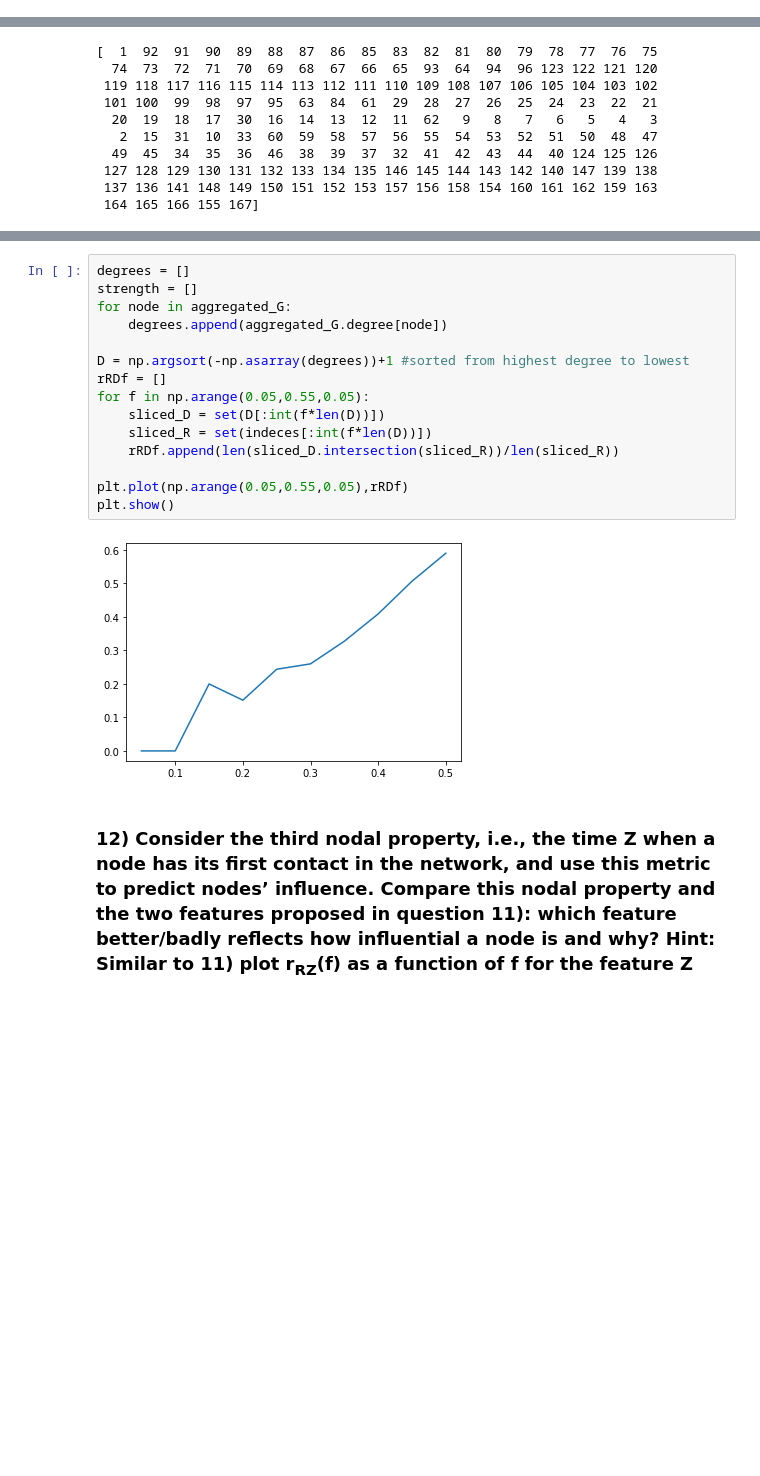
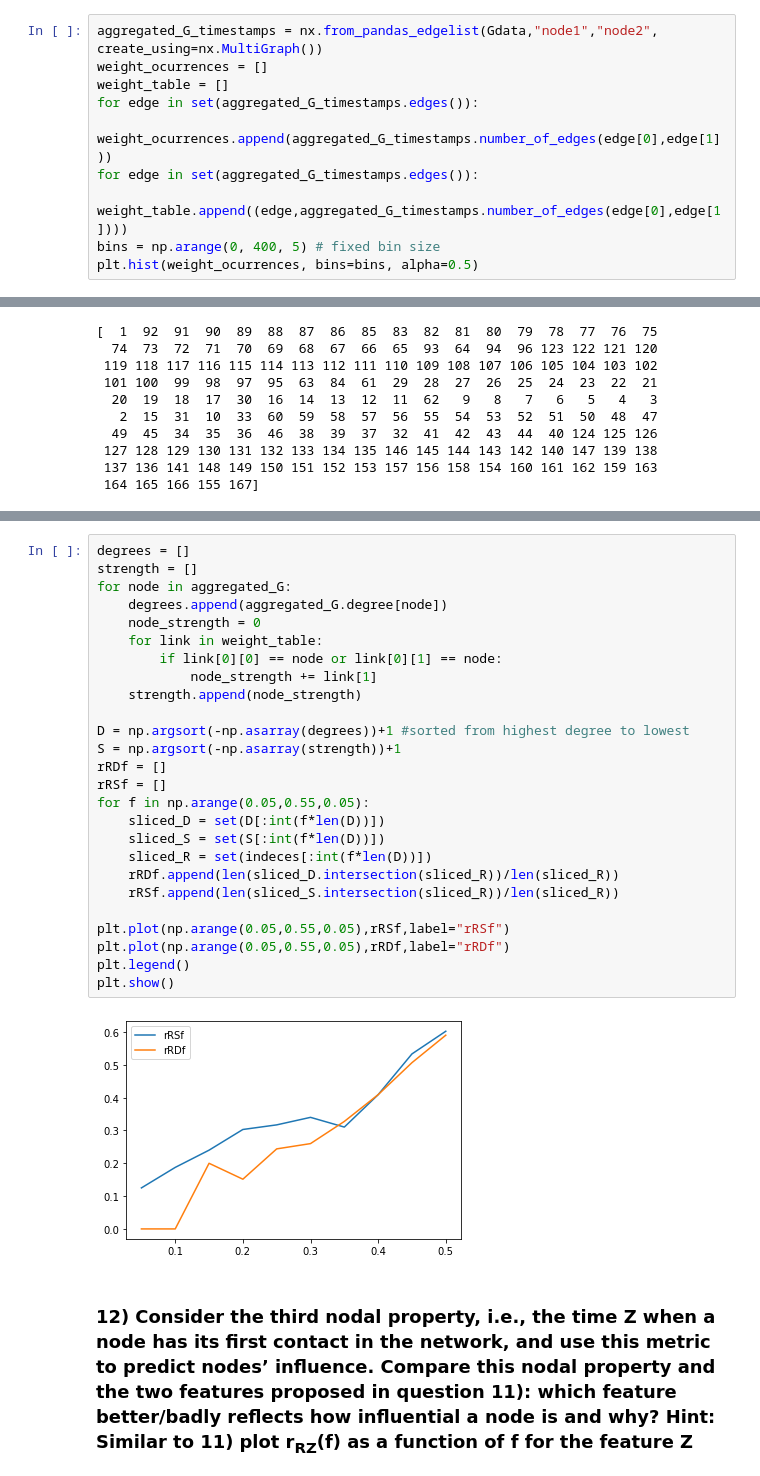
Before and after one commit to albertsolaroca/MDAC, a Jupyter notebook: MDAC assignment.ipynb, the cells around one changed output, grey strips where cells are left out. Saved outputs shown, nothing was run; the diff lists cells and outputs as text; blank space fills up the shorter version.

```diff
--- a/MDAC assignment.ipynb
+++ b/MDAC assignment.ipynb
@@ -115,3 +115,13 @@ Largest eigenvalue: 1.7133206272406944
 ### The probability density function f<sub>W</sub>(x) of the weight W of a link is defined as f<sub>W</sub>(x) = lim<sub>∆x→0</sub> Pr[x<W≤x+∆x]/∆x , the probability that the variable (or the percentage of links whose weight) is within each range or bin (x,x+ ∆x] normalized by the size of the bin ∆x. Does W follow a power-law distribution? Why?
 
 Hint: All metrics computed for the network G are recommended to put into a table.
+# %%
+aggregated_G_timestamps = nx.from_pandas_edgelist(Gdata,"node1","node2", create_using=nx.MultiGraph())
+weight_ocurrences = []
+weight_table = []
+for edge in set(aggregated_G_timestamps.edges()):
+    weight_ocurrences.append(aggregated_G_timestamps.number_of_edges(edge[0],edge[1]))
+for edge in set(aggregated_G_timestamps.edges()):
+    weight_table.append((edge,aggregated_G_timestamps.number_of_edges(edge[0],edge[1])))
+bins = np.arange(0, 400, 5) # fixed bin size
+plt.hist(weight_ocurrences, bins=bins, alpha=0.5)
@@ -196,20 +225,31 @@ print(indeces+1)
 # %%
 degrees = []
 strength = []
 for node in aggregated_G:
     degrees.append(aggregated_G.degree[node])
+    node_strength = 0
+    for link in weight_table:
+        if link[0][0] == node or link[0][1] == node:
+            node_strength += link[1]
+    strength.append(node_strength)
 
 D = np.argsort(-np.asarray(degrees))+1 #sorted from highest degree to lowest
+S = np.argsort(-np.asarray(strength))+1
 rRDf = []
+rRSf = []
 for f in np.arange(0.05,0.55,0.05):
     sliced_D = set(D[:int(f*len(D))])
+    sliced_S = set(S[:int(f*len(D))])
     sliced_R = set(indeces[:int(f*len(D))])
     rRDf.append(len(sliced_D.intersection(sliced_R))/len(sliced_R))
+    rRSf.append(len(sliced_S.intersection(sliced_R))/len(sliced_R))
 
-plt.plot(np.arange(0.05,0.55,0.05),rRDf)
+plt.plot(np.arange(0.05,0.55,0.05),rRSf,label="rRSf")
+plt.plot(np.arange(0.05,0.55,0.05),rRDf,label="rRDf")
+plt.legend()
 plt.show()
 # %% [output]
-[figure, old version]
+[figure, new version]
 # %% [markdown]
 ### 12) Consider the third nodal property, i.e., the time Z when a node has its first contact in the network, and use this metric to predict nodes’ influence. Compare this nodal property and the two features proposed in question 11): which feature better/badly reflects how influential a node is and why? Hint: Similar to 11) plot r<sub>RZ</sub>(f) as a function of f for the feature Z
 # %%
```
Also changed, not shown: parts of 5 cells of this notebook.
